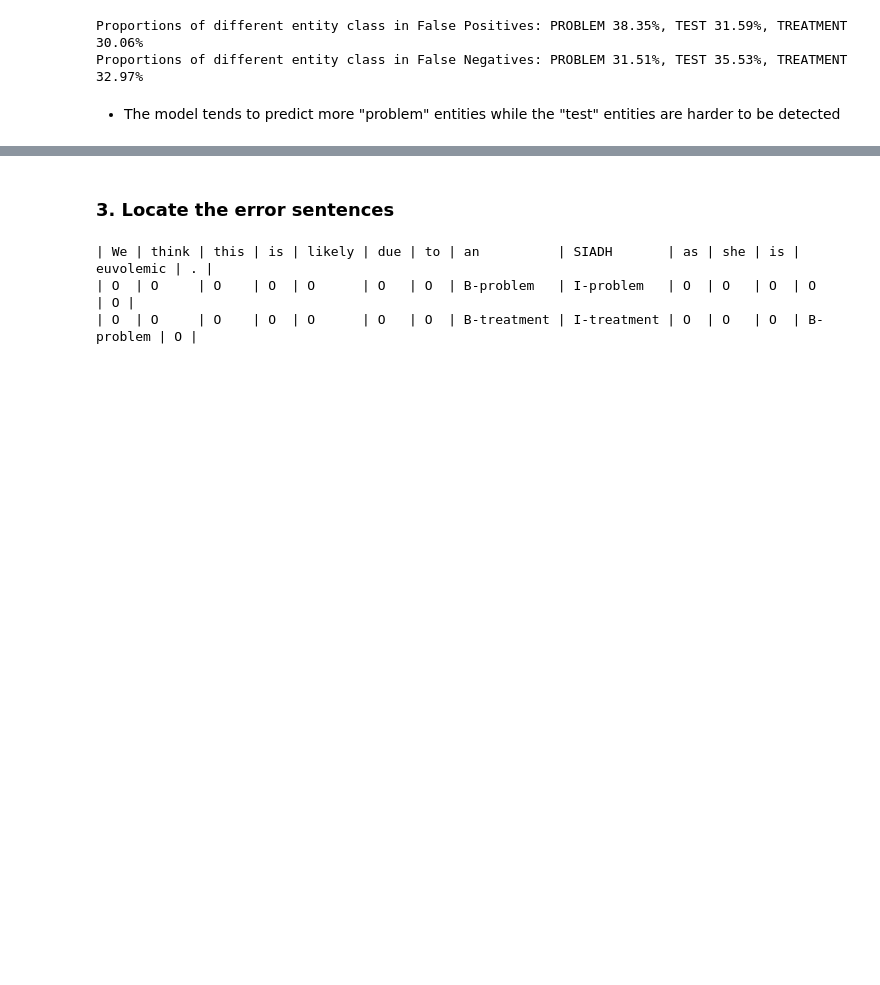
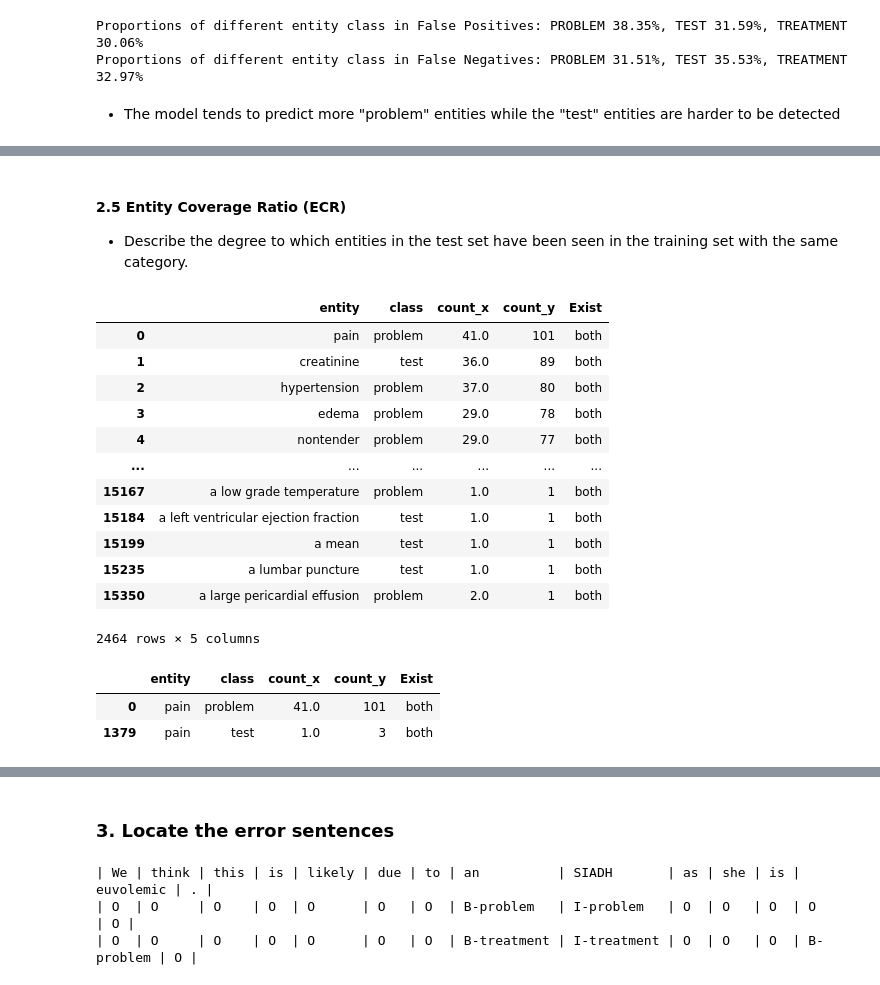
Before and after one commit to axa-rev-research/biobert-pytorch, a Jupyter notebook: named-entity-recognition/analysis.ipynb, the cells around one changed output, grey strips where cells are left out. Cells and saved outputs as stored; diff of their text form; code cells hidden in the pictures; blank space fills up the shorter version.

```diff
--- a/named-entity-recognition/analysis.ipynb
+++ b/named-entity-recognition/analysis.ipynb
@@ -244,0 +264,26 @@ Proportions of different entity class in False Negatives: PROBLEM 31.51%, TEST 3
+# %%
+def entity_label_pair(ents, sents):
+    entity_label = []
+    for i, line in enumerate(ents):
+        tmp_ent = []
+        for j, e in enumerate(line):
+            if e != 'O':
+                tmp_ent.append(sents[i][j])
+                lbl = e.split('-')[1]
+            elif tmp_ent:
+                entity_label.append((' '.join(tmp_ent),lbl))
+                tmp_ent = []
+    return entity_label
+# %%
+ent_label_p = entity_label_pair(ents_p, sents_p)
+ent_label_g = entity_label_pair(ents_g, sents_g)
+ent_label_t = entity_label_pair(ents_t, sents_t)
+# %%
+df_entity_g = pd.DataFrame(data=ent_label_g, columns=['entity', 'class'])
+cnt_g = df_entity_g.value_counts().reset_index(name='count')
+df_entity_p = pd.DataFrame(data=ent_label_p, columns=['entity', 'class'])
+cnt_p = df_entity_p.value_counts().reset_index(name='count')
+# %%
+df_entity_t = pd.DataFrame(data=ent_label_t, columns=['entity', 'class'])
+cnt_t = df_entity_t.value_counts().reset_index(name='count')
+cnt_t
@@ -244,0 +304,28 @@ Proportions of different entity class in False Negatives: PROBLEM 31.51%, TEST 3
+# %% [markdown]
+#### 2.5 Entity Coverage Ratio (ECR)
+- Describe the degree to which entities in the test set have been seen in the training set with the same category.
+# %%
+df_common = pd.merge(cnt_t, cnt_g, on=['entity','class'], how='right', indicator='Exist')
+df_overlap = df_common[df_common['Exist']=='both']
+df_overlap
+# %% [output]
+|  | entity | class | count_x | count_y | Exist |
+| 0 | pain | problem | 41.0 | 101 | both |
+| 1 | creatinine | test | 36.0 | 89 | both |
+| 2 | hypertension | problem | 37.0 | 80 | both |
+| 3 | edema | problem | 29.0 | 78 | both |
+| 4 | nontender | problem | 29.0 | 77 | both |
+| ... | ... | ... | ... | ... | ... |
+| 15167 | a low grade temperature | problem | 1.0 | 1 | both |
+| 15184 | a left ventricular ejection fraction | test | 1.0 | 1 | both |
+| 15199 | a mean | test | 1.0 | 1 | both |
+| 15235 | a lumbar puncture | test | 1.0 | 1 | both |
+| 15350 | a large pericardial effusion | problem | 2.0 | 1 | both |
+2464 rows × 5 columns
+# %%
+aa = df_overlap[df_overlap['entity']=='pain']
+aa
+# %% [output]
+|  | entity | class | count_x | count_y | Exist |
+| 0 | pain | problem | 41.0 | 101 | both |
+| 1379 | pain | test | 1.0 | 3 | both |
```
Also changed, not shown: parts of 22 cells of this notebook.
